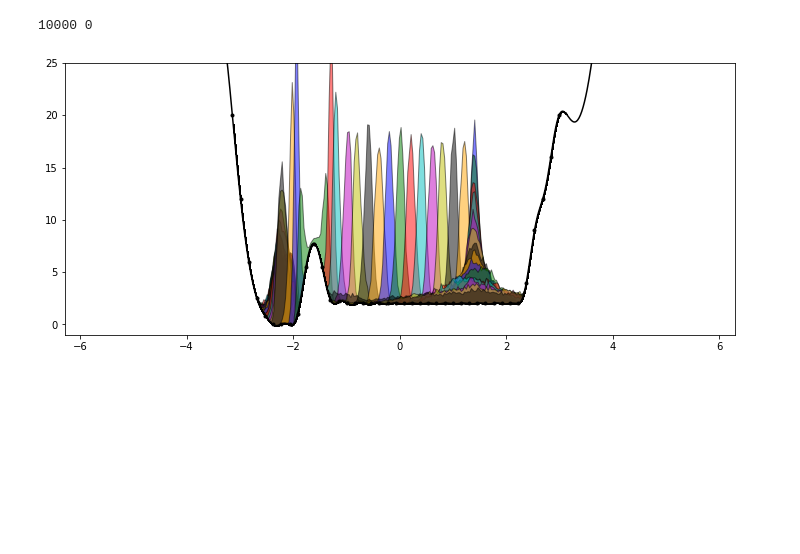
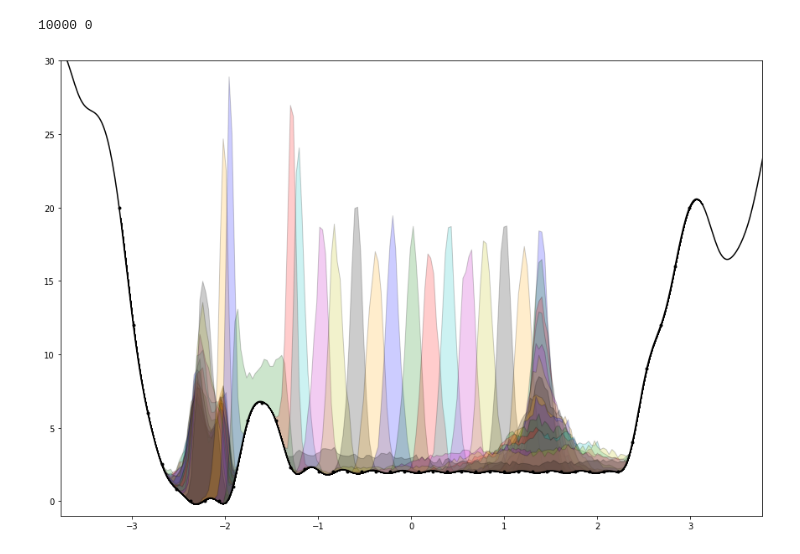
Before and after one commit to nhenriksen/Random, a Jupyter notebook: EnergyLandscape-MBAR-Testing.ipynb, the cells around one changed output. Drawn from its saved outputs; the diff is of its cells as text; code cells hidden in the pictures; blank space fills up the shorter version.

```diff
--- a/EnergyLandscape-MBAR-Testing.ipynb
+++ b/EnergyLandscape-MBAR-Testing.ipynb
@@ -22,7 +22,7 @@ x = np.array([-3.141592654, -2.988344654, -2.835096654, -2.681848654, -2.5286006
 #y = np.array([20.000,12.000,6.000,2.500,0.800,0.000,0.000,0.000,0.000,8.000,16.000,8.000,5.500,5.200,5.000,5.000,5.000,5.000,5.000,5.000,5.000,5.000,5.000,5.000,5.000,5.000,5.000,5.000,5.000,5.000,5.000,5.000,5.000,5.000,5.000,5.000,6.000,9.000,12.000,16.000,20.000])
 
 #y = np.array([20.000,12.000,6.000,2.500,0.800,0.000,0.000,0.000,1.000,4.000,5.000,4.000,3.000,2.200,2.000,2.000,2.000,2.000,2.000,2.000,2.000,2.000,2.000,2.000,2.000,2.000,2.000,2.000,2.000,2.000,2.000,2.000,2.000,2.000,2.000,2.000,4.000,9.000,12.000,16.000,20.000])
-y = np.array([20.000,12.000,6.000,2.500,0.800,0.000,0.000,0.000,1.000,5.500,7.700,5.500,2.300,2.200,2.000,2.000,2.000,2.000,2.000,2.000,2.000,2.000,2.000,2.000,2.000,2.000,2.000,2.000,2.000,2.000,2.000,2.000,2.000,2.000,2.000,2.000,4.000,9.000,12.000,16.000,20.000])
+y = np.array([20.000,12.000,6.000,2.500,0.800,0.000,0.000,0.000,1.000,5.500,6.700,5.500,2.300,2.200,2.000,2.000,2.000,2.000,2.000,2.000,2.000,2.000,2.000,2.000,2.000,2.000,2.000,2.000,2.000,2.000,2.000,2.000,2.000,2.000,2.000,2.000,4.000,9.000,12.000,16.000,20.000])
 # %%
 p0 = np.ones([41], np.float64)
 
@@ -123,8 +123,8 @@ def RunMC(pos=0.0,Cyc=500,Temp=298.15,Step=0.1,fcn=0.0,eql=0.0,Interactive=False
             next
     return i+1,AllPos,AllEne
 # %%
-fig,ax = plt.subplots(figsize=(12,5))
-ax.set_xlim(-2*np.pi,2*np.pi)
+fig,ax = plt.subplots(figsize=(15,10))
+ax.set_xlim(-1.2*np.pi,1.2*np.pi)
 ax.set_ylim(-1,30)
 ax.plot(x,y,'ko', zorder=1)
 ax.plot(xfull,yfit,'k-', zorder=2)
@@ -266,34 +276,34 @@ for i,fcn in enumerate(fcns):
 # %%
 plt.close(fig)
-plt.figure(figsize=(12,5))
-plt.xlim(-2*np.pi,2*np.pi)
-plt.ylim(-1,25)
+plt.figure(figsize=(15,10))
+plt.xlim(-1.2*np.pi,1.2*np.pi)
+plt.ylim(-1,30)
 plt.plot(x, y, 'k.')
 plt.plot(xfull, yfit,'k-')
 colors = ['b','g','r','c','m','y','k','orange']
 #plt.hold(True)
 
 #for i in [0,-1]:
 
 for i in range(N):
     hist,bins = np.histogram(Traj[i], bins=200, range=(-np.pi,np.pi))
     width = 0.7 * (bins[1] - bins[0])
     center = (bins[:-1] + bins[1:]) / 2
     y2=PotFunc(center,*popt)
     y3=(100.0*hist.astype(float)/float(Cyc))+y2
-    plt.fill_between(center,y2,y3,facecolor=colors[i%len(colors)],edgecolor='k',alpha=0.5)
+    plt.fill_between(center,y2,y3,facecolor=colors[i%len(colors)],edgecolor='k',alpha=0.2)
 
 bound=unbound=0
 for i in range(Cyc):
     if Traj[0,i] < -1.609112654:
         bound += 1
     else:
         unbound += 1
 
 print(bound,unbound)
 # %% [output]
 10000 0
-[figure, old version]
+[figure, new version]
 # %%
 ### Need to add support for this pymbar calculation
 # %%
```
Also changed, not shown: parts of 7 cells of this notebook.
